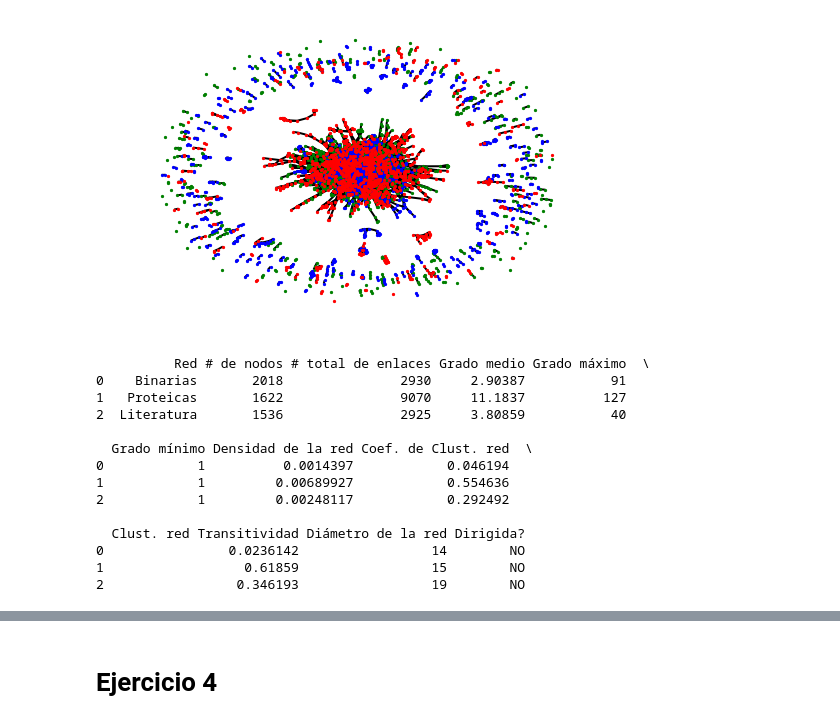
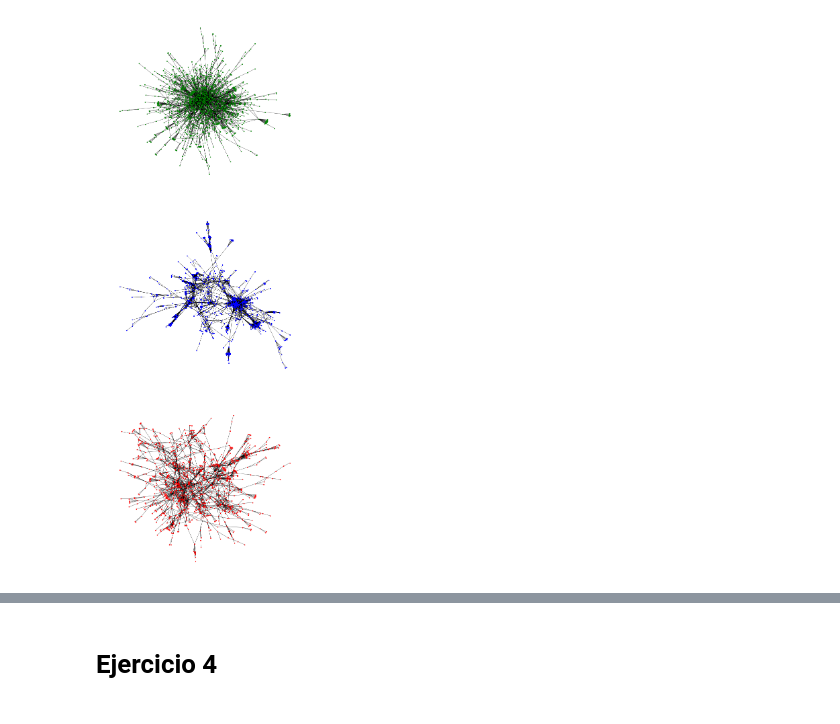
Before and after one commit to leialorenzo/Redes, a Jupyter notebook: TP1.ipynb, the cells around one changed output, grey strips where cells are left out. Saved outputs shown, nothing was run; the diff lists cells and outputs as text; code cells hidden in the pictures.

```diff
--- a/TP1.ipynb
+++ b/TP1.ipynb
@@ -45,16 +142,12 @@ nx.draw(L, with_labels=False,node_color="red", node_size=5, width=2)
 # %%
-plt.figure(4)
+plt.figure(figsize = (10, 30))
+plt.subplot(311)
+nx.draw(max(nx.connected_component_subgraphs(B), key=len), with_labels=False,node_color="green", node_size=5, width=0.5, label = 'Binaria')
 
-B=nx.Graph()
-B.add_edges_from(bina)
-nx.draw(B, with_labels=False,node_color="green", node_size=5, width=2)
+plt.subplot(312)
+nx.draw(max(nx.connected_component_subgraphs(P), key=len), with_labels=False, node_color="blue", node_size=5, width=0.5, label = 'Copertenencia')
 
-P=nx.Graph()
-P.add_edges_from(prot)
-nx.draw(P, with_labels=False, node_color="blue", node_size=5, width=2)
-
-L=nx.Graph()
-L.add_edges_from(lit)
-nx.draw(L, with_labels=False,node_color="red", node_size=5, width=2)
+plt.subplot(313)
+nx.draw(max(nx.connected_component_subgraphs(L), key=len), with_labels=False,node_color="red", node_size=5, width=0.5, label = 'Literatura')
 # %% [output]
-[figure, old version]
+[figure, new version]
@@ -106,19 +153,0 @@ dirigido = [directed(bina), directed(prot), directed(lit)]
-# %%
-tabla = pd.DataFrame({"Red":["Binarias","Proteicas","Literatura"],"# de nodos":N,"# total de enlaces":L,"Grado medio":G_mean,"Grado máximo":G_max,"Grado mínimo":G_min,"Densidad de la red":dens,"Coef. de Clust. red": clu,"Clust. red Transitividad":clu_d,"Diámetro de la red":diam, "Dirigida?":dirigido})
-
-print(tabla)
-# %% [output]
-          Red # de nodos # total de enlaces Grado medio Grado máximo  \
-0    Binarias       2018               2930     2.90387           91
-1   Proteicas       1622               9070     11.1837          127
-2  Literatura       1536               2925     3.80859           40
-
-  Grado mínimo Densidad de la red Coef. de Clust. red  \
-0            1          0.0014397            0.046194
-1            1         0.00689927            0.554636
-2            1         0.00248117            0.292492
-
-  Clust. red Transitividad Diámetro de la red Dirigida?
-0                0.0236142                 14        NO
-1                  0.61859                 15        NO
-2                 0.346193                 19        NO
```
Also changed, not shown: parts of 48 cells of this notebook.
